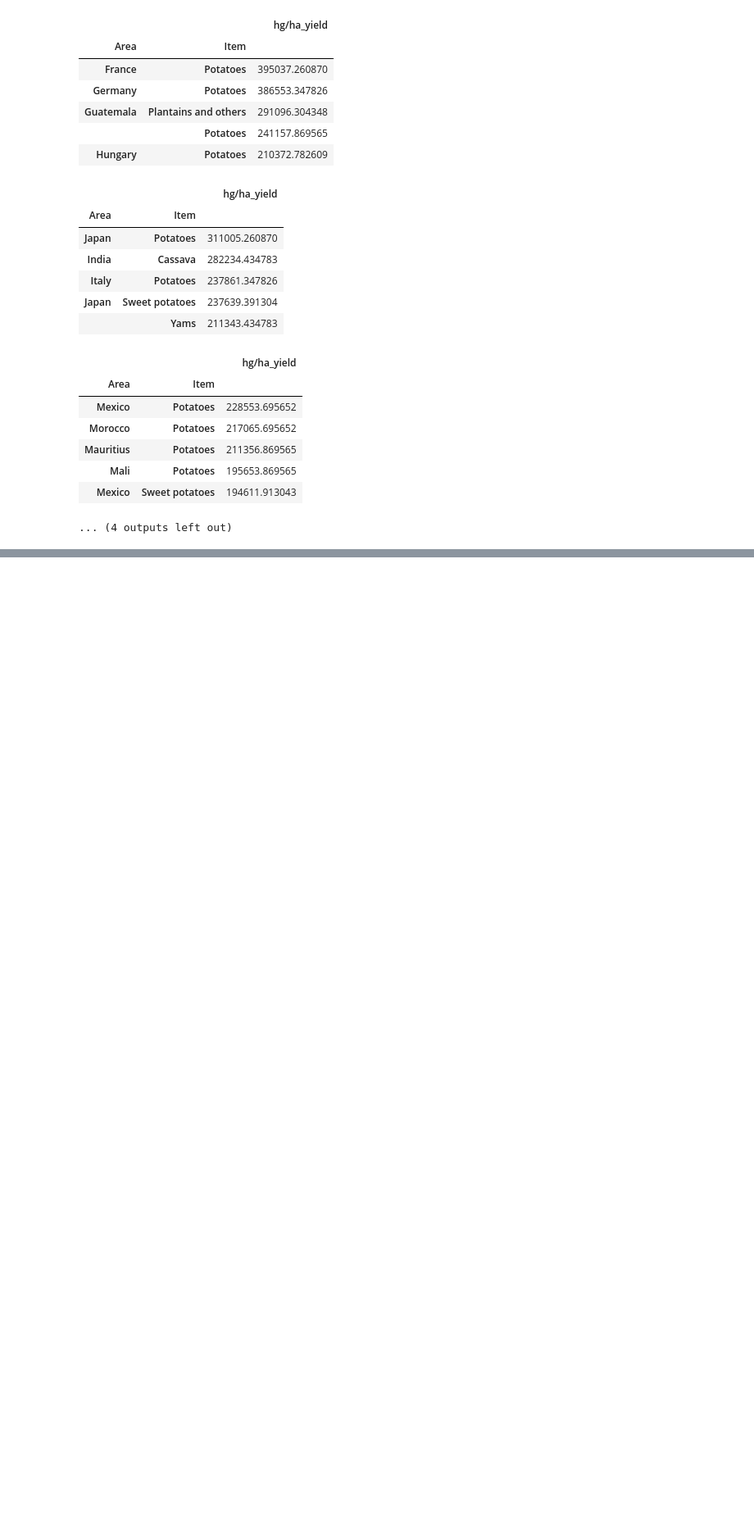
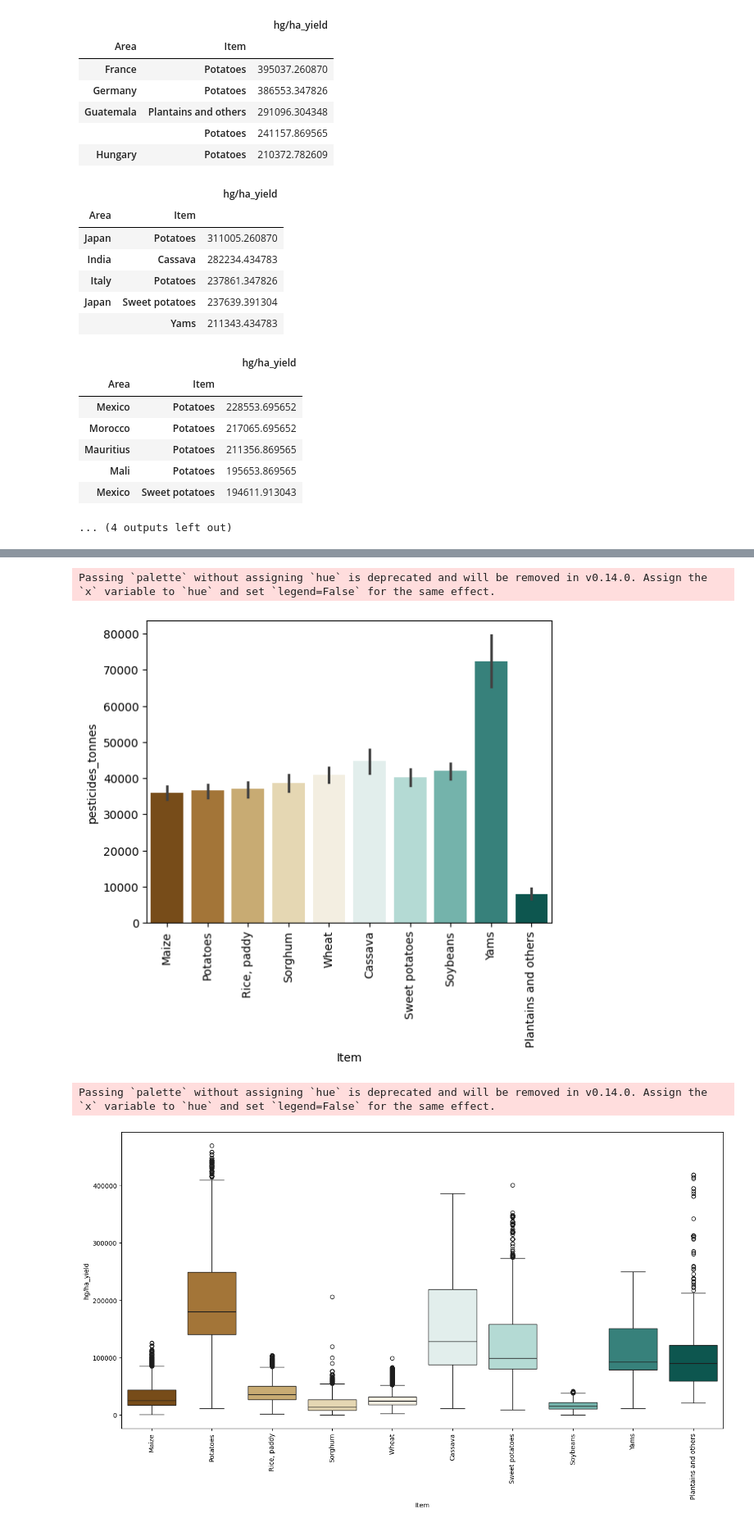
Before and after one commit to pratik-633/6103-fall-25-Shetty-Hamza-Reddy, a Jupyter notebook: Scripts/01_EDA.ipynb, the cells around one changed output, grey strips where cells are left out. Shown at 82% size. Drawn from its saved outputs; the diff is of its cells as text; code cells hidden in the pictures; blank space fills up the shorter version.

Commit message:
Add  Item-level analysis and year-wise trends

```diff
--- a/Scripts/01_EDA.ipynb
+++ b/Scripts/01_EDA.ipynb
@@ -229,0 +230,36 @@ plt.clf()
+# %%
+sns.barplot(data=df, x="Item", y="pesticides_tonnes", palette="BrBG")
+plt.xticks(rotation=90)
+plt.show()
+
+fig, ax = plt.subplots(figsize=(16.7, 8.27))
+sns.boxplot(x="Item", y="hg/ha_yield", palette="BrBG", data=df)
+plt.xticks(rotation=90)
+plt.show()
+
+grouped = df.groupby("Item")
+best_areas = []
+
+for item, group in grouped:
+    row = group[group["hg/ha_yield"] == group["hg/ha_yield"].max()]
+    best_areas.append({
+        "Item": item,
+        "Area": row["Area"].values[0],
+        "hg/ha_yield": row["hg/ha_yield"].values[0]
+    })
+
+best_areas_df = pd.DataFrame(best_areas)
+display(best_areas_df)
+
+sns.barplot(data=best_areas_df, x="hg/ha_yield", y="Area", hue="Item")
+plt.show()
+
+def change_of_years(data):
+    cols = data.columns[3:].tolist()
+    for col in cols:
+        sns.lineplot(data.groupby("Year")[col].mean(), color="brown")
+# %% [output]
+Passing `palette` without assigning `hue` is deprecated and will be removed in v0.14.0. Assign the `x` variable to `hue` and set `legend=False` for the same effect.
+[figure, added]
+Passing `palette` without assigning `hue` is deprecated and will be removed in v0.14.0. Assign the `x` variable to `hue` and set `legend=False` for the same effect.
+[figure, added]
```
Also changed, not shown: parts of 2 cells of this notebook.
